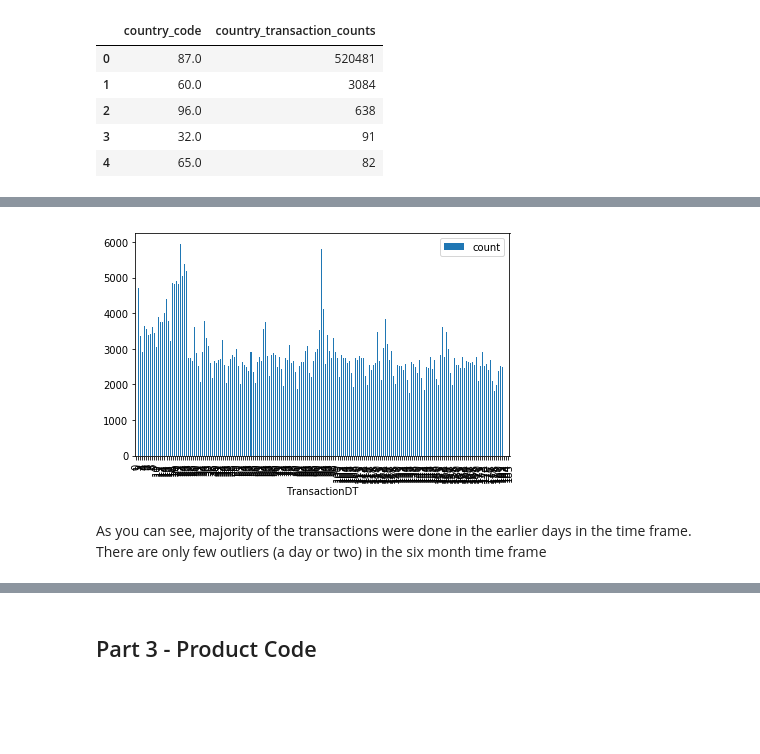
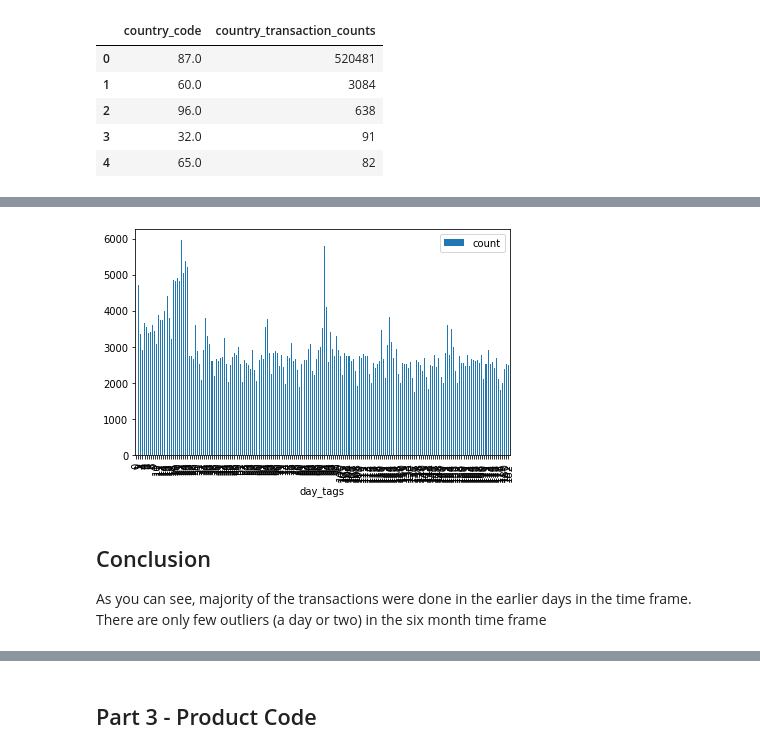
Before and after one commit to ParasAvkirkar/IEEEFraudDetection, a Jupyter notebook: analysis/analysisNotebook.ipynb, the cells around one changed output, grey strips where cells are left out. Drawn from its saved outputs; the diff is of its cells as text; code cells hidden in the pictures; blank space fills up the shorter version.

```diff
--- a/analysis/analysisNotebook.ipynb
+++ b/analysis/analysisNotebook.ipynb
@@ -27,14 +19,14 @@ import numpy as np
 import seaborn as sns
 # %%
 # loading train-data in dataframes
-train_identity_df = pd.read_csv("/content/drive/My Drive/Colab Notebooks/HomeWork/ieee-fraud-detection/train_identity.csv")
-train_transaction_df = pd.read_csv("/content/drive/My Drive/Colab Notebooks/HomeWork/ieee-fraud-detection/train_transaction.csv")
-
+train_identity_df = pd.read_csv("../data/train_identity.csv")
+train_transaction_df = pd.read_csv("../data/train_transaction.csv")
+global_df = pd.merge(left=train_transaction_df, right=train_identity_df, left_on=["TransactionID"],
+                                       right_on="TransactionID", how="left")
 # Since Part 1 to 5 would only involve following fields
 # TransactionID,DeviceType,DeviceInfo,TransactionDT,TransactionAmt,ProductCD,card4,card6,P_emaildomain,R_emaildomain,addr1,addr2,dist1,dist2
 # Loading above necessary fields into base dataframe
 # And performing EDA on these data
-transaction_base_df = train_transaction_df[["TransactionID", "TransactionDT", "TransactionAmt",
+basic_fields_df = global_df[["TransactionID", "TransactionDT", "TransactionAmt",
                                               "ProductCD", "card4", "card6", "P_emaildomain", "R_emaildomain",
-                                              "addr1", "addr2", "dist1", "dist2", "isFraud"]]
-identity_base_df = train_identity_df[["TransactionID", "DeviceType", "DeviceInfo"]]
+                                              "addr1", "addr2", "dist1", "dist2", "isFraud", "DeviceType", "DeviceInfo"]]
@@ -231,0 +176,27 @@ dayWiseTransactionCount = most_frequent_country.groupby(row_bin_tags).agg(['coun
+# %%
+max_transaction_dt = 16000000 # max value in data-set
+transaction_bin_width = 86400  # no. of seconds in a day
+possible_bins = np.arange(0, max_transaction_dt + transaction_bin_width, transaction_bin_width)
+row_bin_tags = pd.cut(basic_fields_df["TransactionDT"], bins=possible_bins, labels=np.arange(len(possible_bins) - 1))
+basic_fields_df['day_tags'] = row_bin_tags
+
+transaction_bin_width = 3600 # no. of seconds in an hour
+possible_bins = np.arange(0, max_transaction_dt + transaction_bin_width, transaction_bin_width)
+row_bin_tags = pd.cut(basic_fields_df["TransactionDT"], bins=possible_bins, labels=np.arange(len(possible_bins) - 1))
+basic_fields_df['hour_tags'] = row_bin_tags
+
+transaction_bin_width = 60 # no. of seconds in an minute
+possible_bins = np.arange(0, max_transaction_dt + transaction_bin_width, transaction_bin_width)
+row_bin_tags = pd.cut(basic_fields_df["TransactionDT"], bins=possible_bins, labels=np.arange(len(possible_bins) - 1))
+basic_fields_df['minute_tags'] = row_bin_tags
+
+# Converting categorical columns to int
+categorical_columns = ['day_tags', 'hour_tags', 'minute_tags']
+basic_fields_df[categorical_columns] = basic_fields_df[categorical_columns].apply(lambda x: x.cat.codes)
+basic_fields_df['day_tags'] = basic_fields_df['day_tags'].astype(np.int64)
+basic_fields_df['hour_tags'] = basic_fields_df['hour_tags'].astype(np.int64)
+basic_fields_df['minute_tags'] = basic_fields_df['minute_tags'].astype(np.int64)
+
+# Calculating hour of the day (0 to 23) based on hour_tags
+basic_fields_df['hour_of_day'] = basic_fields_df['hour_tags'] % 24
+basic_fields_df['minute_of_day'] = basic_fields_df['minute_tags'] % 1440
@@ -232,5 +221,8 @@ dayWiseTransactionCount = most_frequent_country.groupby(row_bin_tags).agg(['coun
+# %%
+most_frequent_country = basic_fields_df[basic_fields_df.addr2 == 87]
 # %%
+dayWiseTransactionCount = most_frequent_country.groupby("day_tags")["TransactionID"].agg(['count'])
 dayWiseTransactionCount.plot.bar()
 plt.tight_layout()
 # %% [output]
-[figure, old version]
+[figure, new version]
@@ -244,2 +229,3 @@ dayWiseTransactionCount = most_frequent_country.groupby(row_bin_tags).agg(['coun
 # %% [markdown]
+## Conclusion ##
 As you can see, majority of the transactions were done in the earlier days in the time frame. There are only few outliers (a day or two) in the six month time frame
```
Also changed, not shown: parts of 43 cells of this notebook.
